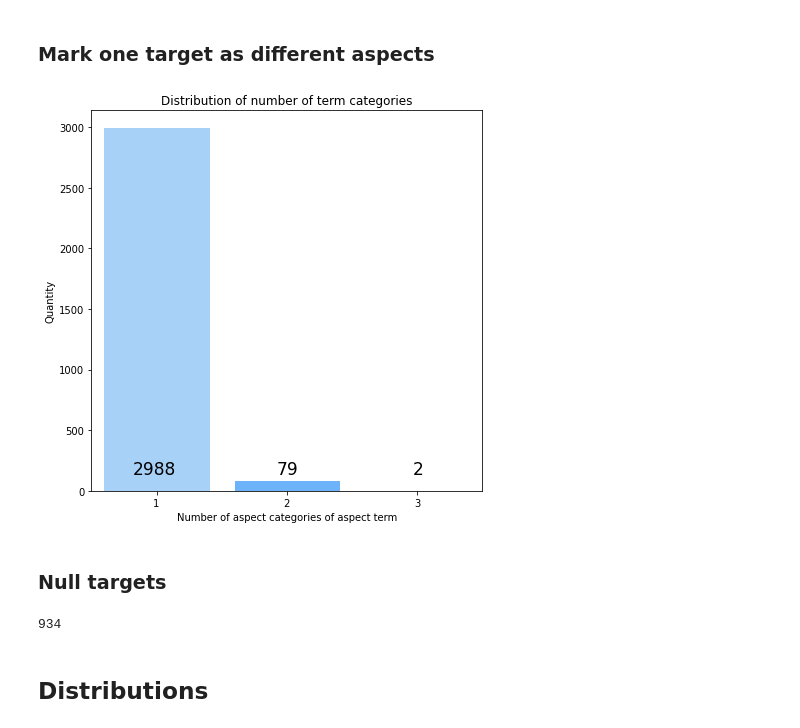
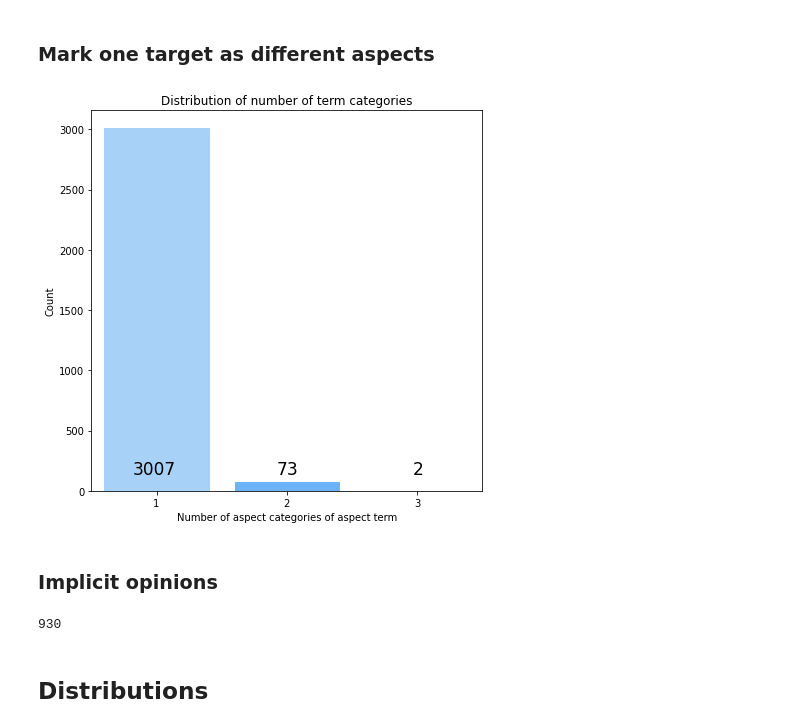
Before and after one commit to DavydovDmitry/absa, a Jupyter notebook: analysis/explore dataset.ipynb, the cells around one changed output. Saved outputs shown, nothing was run; the diff lists cells and outputs as text; code cells hidden in the pictures.

```diff
--- a/analysis/explore dataset.ipynb
+++ b/analysis/explore dataset.ipynb
@@ -55,0 +34,3 @@ sentences = train_sentences
+# %%
+train_raw_reviews = load_dump(pathway=raw_reviews_dump_path)
+test_raw_reviews = load_dump(pathway=raw_reviews_dump_path + TEST_APPENDIX)
@@ -57,12 +47,14 @@ sentences = train_sentences
 # Sentiment distribution
 # %% [markdown]
 There is only one 'conflict' polarity
+# %%
+texts = train_raw_reviews
 # %%
 polarity_count = Counter()
 
-for sentence in sentences:
-    for target in sentence.targets:
-        polarity_count.update([target.polarity])
+for text in texts:
+    for opinion in text.opinions:
+        polarity_count.update([opinion.polarity])
 
 xy = [(x.value, y) for x, y in sorted(polarity_count.items(), key=lambda item: item[0].value)]
 x = [i[0] for i in xy]
@@ -83,7 +75,7 @@ for x, y in xy:
             zorder=10,)
 plt.xticks([0, 1, 2])
 plt.xlabel('Polarity')
-plt.ylabel('Quantity')
+plt.ylabel('Coiunt')
 plt.title('Polarity distribution')
 plt.savefig(os.path.join(images_path, 'polarity_distribution.pdf'))
 # %% [output]
@@ -115,0 +87,10 @@ aspects
+# %%
+texts = train_raw_reviews + test_raw_reviews
+aspects = set()
+
+for text in texts:
+    for opinion in text.opinions:
+        aspects.add(opinion.category)
+
+for aspect in sorted(aspects):
+    print(aspect)
@@ -116,54 +110,54 @@ aspects
 # %% [markdown]
 ### Mark one target as different aspects
 # %%
+texts = train_raw_reviews
 category_count = Counter()
 
-for sentence in sentences:
-    if sentence.targets:
+for text in texts:
+    if text.opinions:
         sentence_category = defaultdict(lambda: 0)
-        for target in sentence.targets:
-            if len(target.nodes) > 0:
-                sentence_category[frozenset(target.nodes)] += 1
+        for opinion in text.opinions:
+            if not opinion.is_implicit():
+                sentence_category[frozenset((opinion.start_index, opinion.stop_index))] += 1
         category_count.update(Counter(sentence_category.values()))
 
 xy = [(x, y) for x, y in sorted(category_count.items(), key=lambda item: item[0])]
 x = [i[0] for i in xy]
 y = [j[1] for j in xy]
 
 fig, ax = plt.subplots(nrows=1, ncols=1, figsize=(7, 7))
 bar_plot = ax.bar(x, y, color='#0000ff', zorder=5)
 bar_plot[0].set_color('#A8D1F7')
 bar_plot[1].set_color('#6CB3FA')
 bar_plot[2].set_color('#1B8BFA')
 plt.xlim(left=0.5, right=3.5)
 for x, y in xy:
     ax.text(x=x-0.05*len(str(y)) + 0.02,
             y=140,
             s=y,
             fontsize=17,
             color='black',
             zorder=10,)
 plt.xticks([1, 2, 3])
 plt.xlabel('Number of aspect categories of aspect term')
-plt.ylabel('Quantity')
+plt.ylabel('Count')
 plt.title('Distribution of number of term categories')
 plt.savefig(os.path.join(images_path, 'number_term_categories_distribution.pdf'))
 # %% [output]
-[figure, old version]
+[figure, new version]
-# %% [markdown]
-### Null targets
-# %%
-none_targets = 0
-
-for review in reviews:
-    for sentence in review.sentences:
-        for target in sentence.targets:
-            if not target.nodes:
-                none_targets += 1
-
-none_targets
-# %% [output]
-934
+# %% [markdown]
+### Implicit opinions
+# %%
+implicit_opinions = 0
+
+for text in train_raw_reviews:
+    for opinion in text.opinions:
+        if opinion.is_implicit():
+            implicit_opinions += 1
+
+implicit_opinions
+# %% [output]
+930
 # %% [markdown]
 ## Distributions
 # %% [markdown]
```
Also changed, not shown: parts of 18 cells of this notebook, 3 other files.
